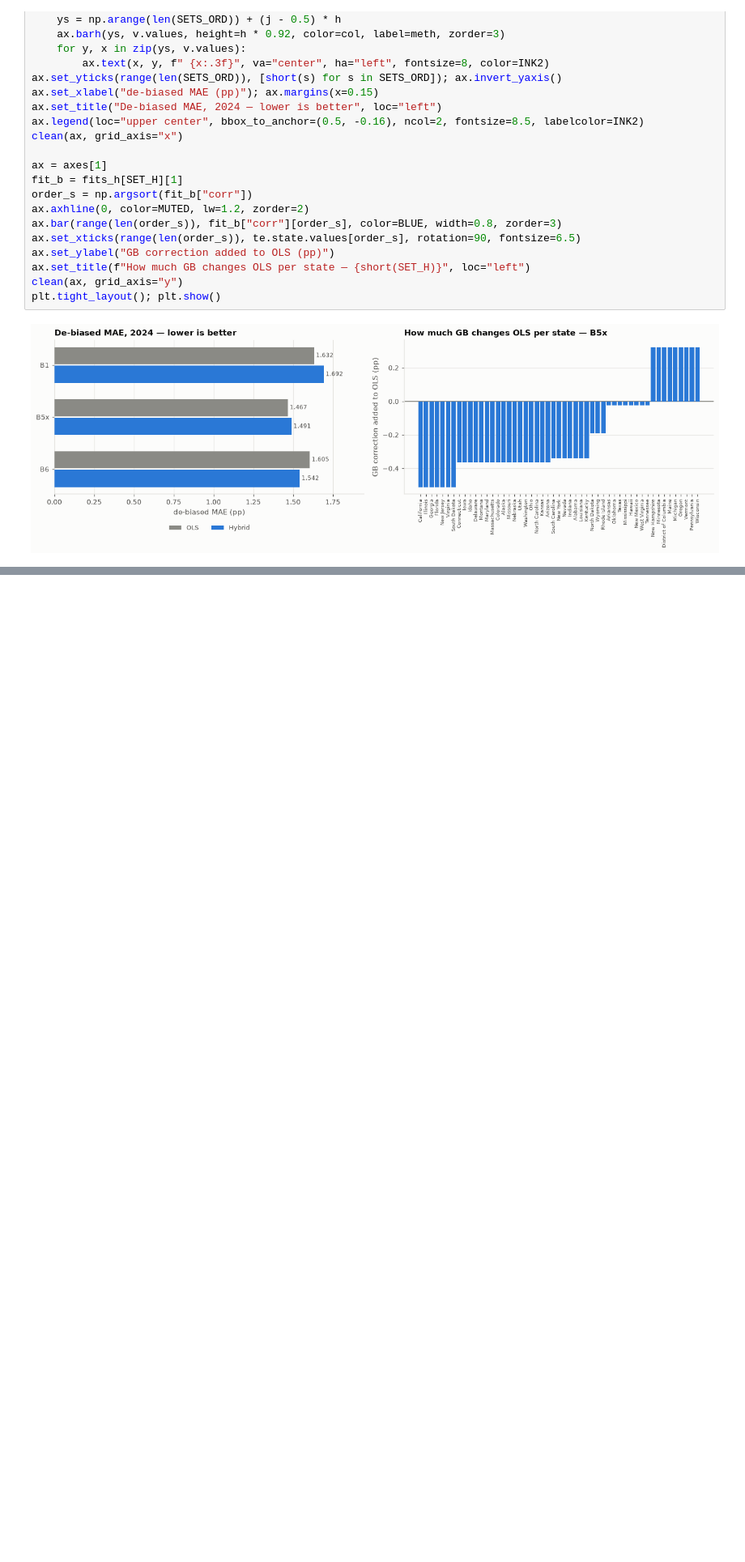
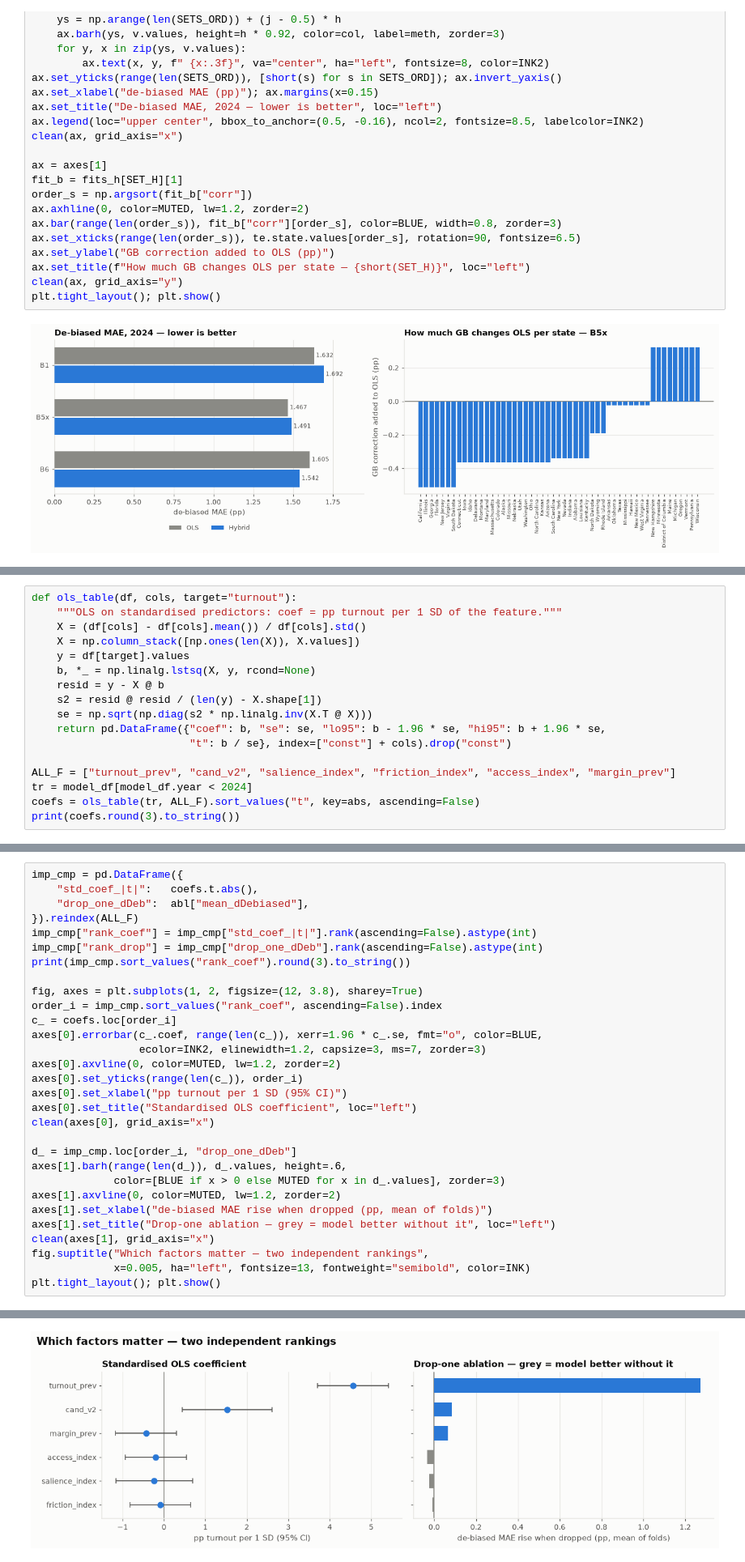
Before and after one commit to nico1831/US--Elections, a Jupyter notebook: US Elections Analysis.ipynb, the cells around one changed output, grey strips where cells are left out. Shown at 81% size. Drawn from its saved outputs; the diff is of its cells as text; blank space fills up the shorter version.

```diff
--- a/US Elections Analysis.ipynb
+++ b/US Elections Analysis.ipynb
@@ -1231,0 +1290,17 @@ plt.tight_layout(); plt.show()
+# %%
+def ols_table(df, cols, target="turnout"):
+    """OLS on standardised predictors: coef = pp turnout per 1 SD of the feature."""
+    X = (df[cols] - df[cols].mean()) / df[cols].std()
+    X = np.column_stack([np.ones(len(X)), X.values])
+    y = df[target].values
+    b, *_ = np.linalg.lstsq(X, y, rcond=None)
+    resid = y - X @ b
+    s2 = resid @ resid / (len(y) - X.shape[1])
+    se = np.sqrt(np.diag(s2 * np.linalg.inv(X.T @ X)))
+    return pd.DataFrame({"coef": b, "se": se, "lo95": b - 1.96 * se, "hi95": b + 1.96 * se,
+                         "t": b / se}, index=["const"] + cols).drop("const")
+
+ALL_F = ["turnout_prev", "cand_v2", "salience_index", "friction_index", "access_index", "margin_prev"]
+tr = model_df[model_df.year < 2024]
+coefs = ols_table(tr, ALL_F).sort_values("t", key=abs, ascending=False)
+print(coefs.round(3).to_string())
@@ -1231,0 +1503,31 @@ plt.tight_layout(); plt.show()
+# %%
+imp_cmp = pd.DataFrame({
+    "std_coef_|t|":   coefs.t.abs(),
+    "drop_one_dDeb":  abl["mean_dDebiased"],
+}).reindex(ALL_F)
+imp_cmp["rank_coef"] = imp_cmp["std_coef_|t|"].rank(ascending=False).astype(int)
+imp_cmp["rank_drop"] = imp_cmp["drop_one_dDeb"].rank(ascending=False).astype(int)
+print(imp_cmp.sort_values("rank_coef").round(3).to_string())
+
+fig, axes = plt.subplots(1, 2, figsize=(12, 3.8), sharey=True)
+order_i = imp_cmp.sort_values("rank_coef", ascending=False).index
+c_ = coefs.loc[order_i]
+axes[0].errorbar(c_.coef, range(len(c_)), xerr=1.96 * c_.se, fmt="o", color=BLUE,
+                 ecolor=INK2, elinewidth=1.2, capsize=3, ms=7, zorder=3)
+axes[0].axvline(0, color=MUTED, lw=1.2, zorder=2)
+axes[0].set_yticks(range(len(c_)), order_i)
+axes[0].set_xlabel("pp turnout per 1 SD (95% CI)")
+axes[0].set_title("Standardised OLS coefficient", loc="left")
+clean(axes[0], grid_axis="x")
+
+d_ = imp_cmp.loc[order_i, "drop_one_dDeb"]
+axes[1].barh(range(len(d_)), d_.values, height=.6,
+             color=[BLUE if x > 0 else MUTED for x in d_.values], zorder=3)
+axes[1].axvline(0, color=MUTED, lw=1.2, zorder=2)
+axes[1].set_xlabel("de-biased MAE rise when dropped (pp, mean of folds)")
+axes[1].set_title("Drop-one ablation — grey = model better without it", loc="left")
+clean(axes[1], grid_axis="x")
+fig.suptitle("Which factors matter — two independent rankings",
+             x=0.005, ha="left", fontsize=13, fontweight="semibold", color=INK)
+plt.tight_layout(); plt.show()
+# %% [output]
@@ -1231,0 +1541 @@ plt.tight_layout(); plt.show()
+[figure, added]
```
Also changed, not shown: parts of 17 cells of this notebook, 1 other file.
